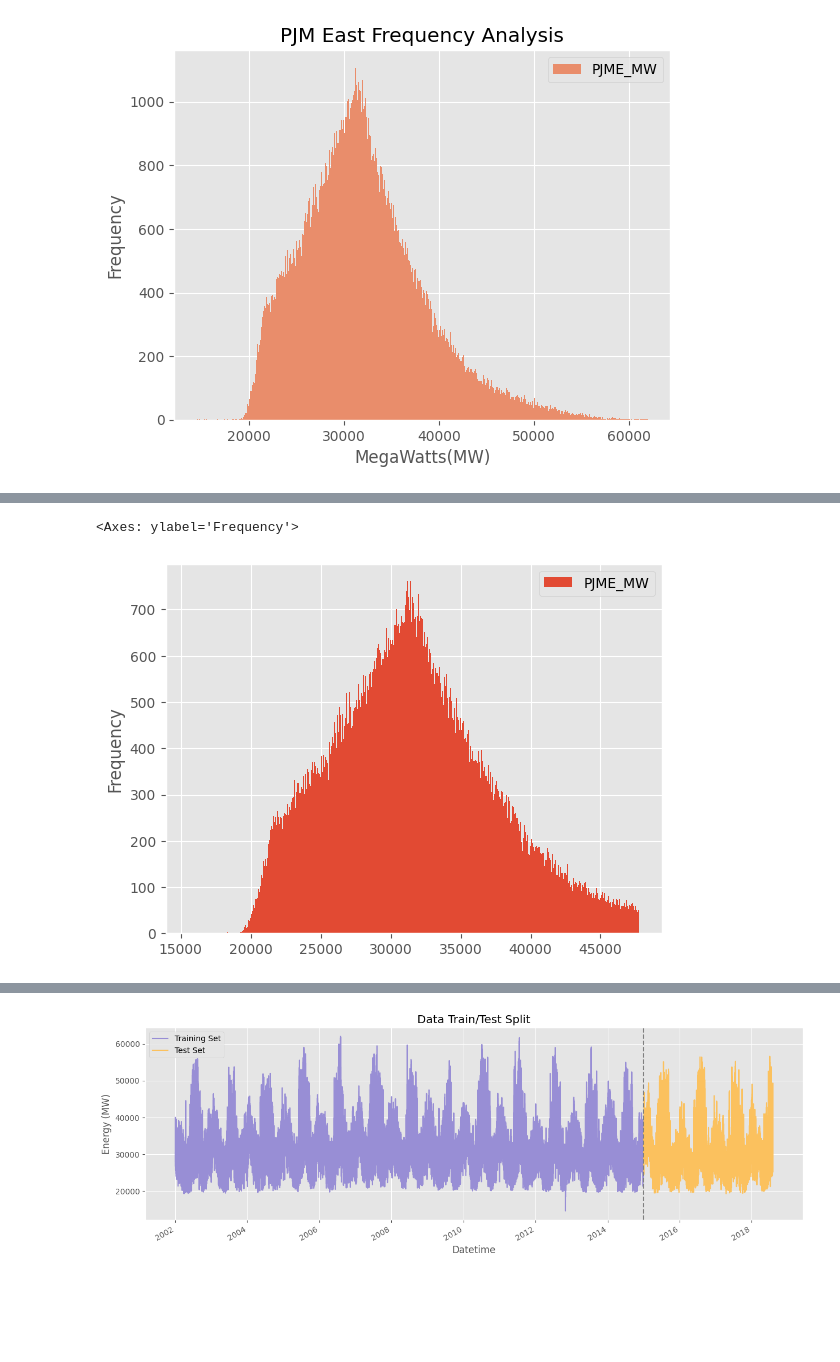
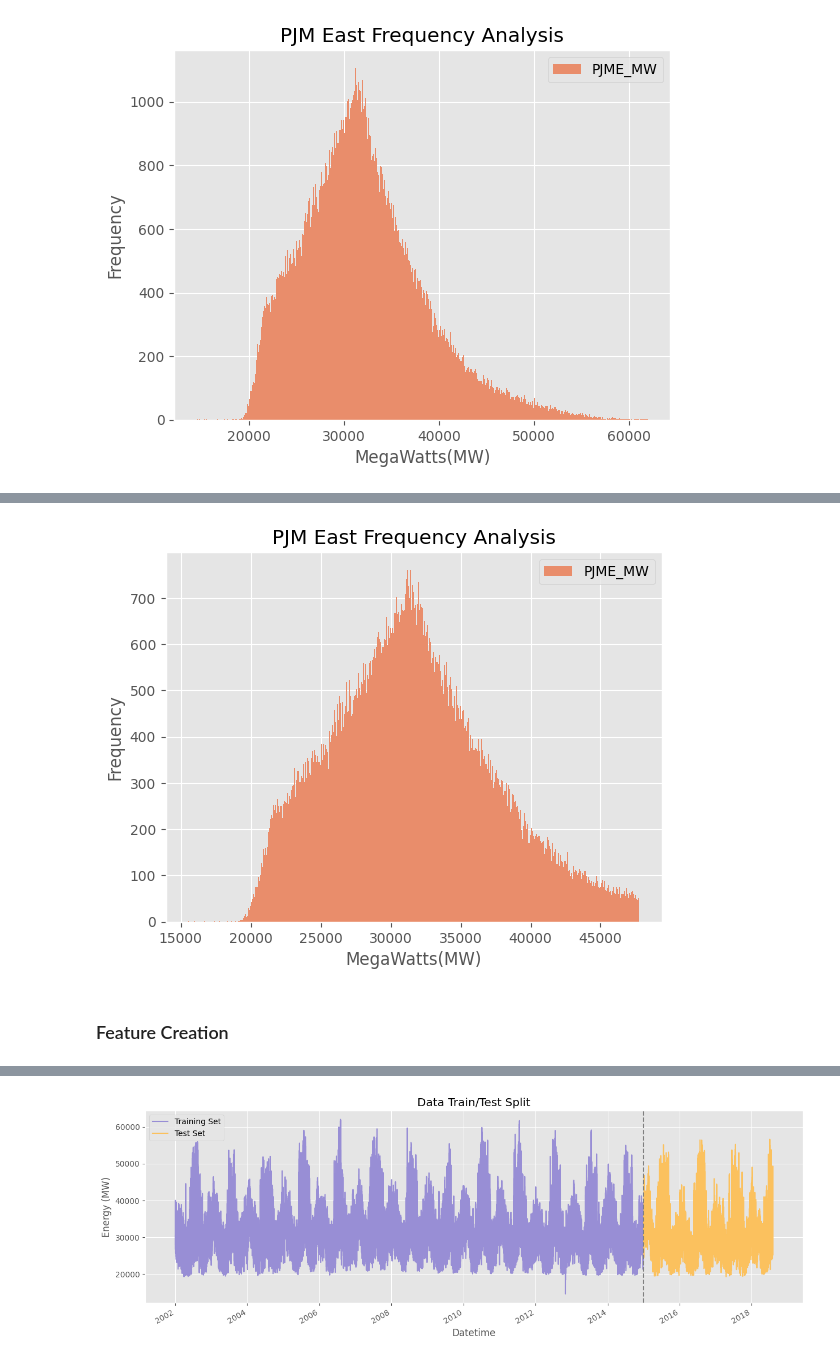
Before and after one commit to minari314159/Energy_Forcasting, a Jupyter notebook: Forecasting.ipynb, the cells around one changed output, grey strips where cells are left out. Cells and saved outputs as stored; diff of their text form; code cells hidden in the pictures; blank space fills up the shorter version.

```diff
--- a/Forecasting.ipynb
+++ b/Forecasting.ipynb
@@ -81,7 +85,9 @@ plt.show()
 # %%
-df = dfE.query('PJME_MW <= @upper_threshold and PJME_MW >= @lower_threshold').copy()
+pjme = pjme.query('PJME_MW <= @upper_threshold and PJME_MW >= @lower_threshold').copy()
-# %%
-df.plot(kind='hist', bins=500)
-# %% [output]
-<Axes: ylabel='Frequency'>
-[figure, removed]
+# %%
+pjme.plot(kind='hist', bins=500, color=colour_pal, xlabel='MegaWatts(MW)', title='PJM East Frequency Analysis')
+plt.show()
+# %% [output]
+[figure, added]
+# %% [markdown]
+### Feature Creation
```
Also changed, not shown: parts of 10 cells of this notebook.
